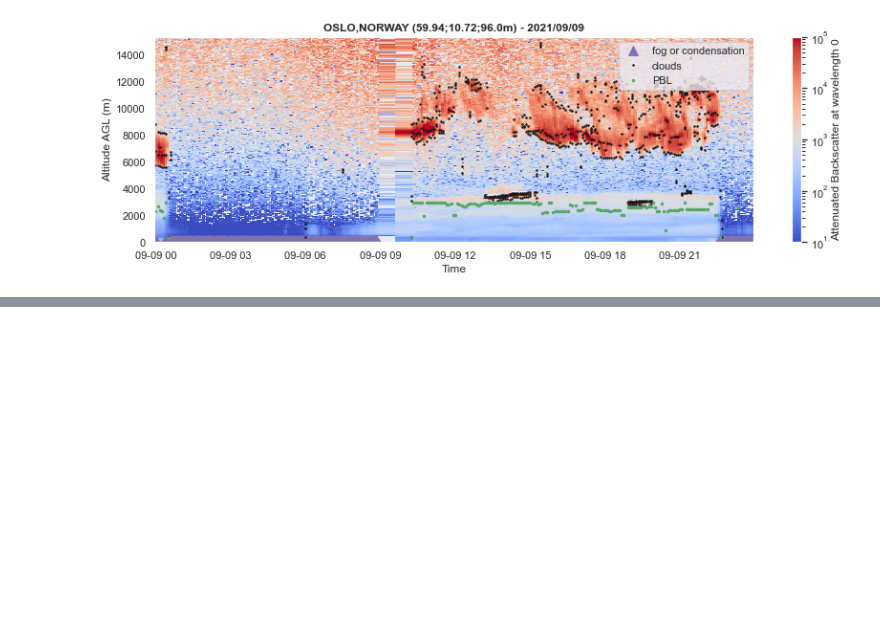
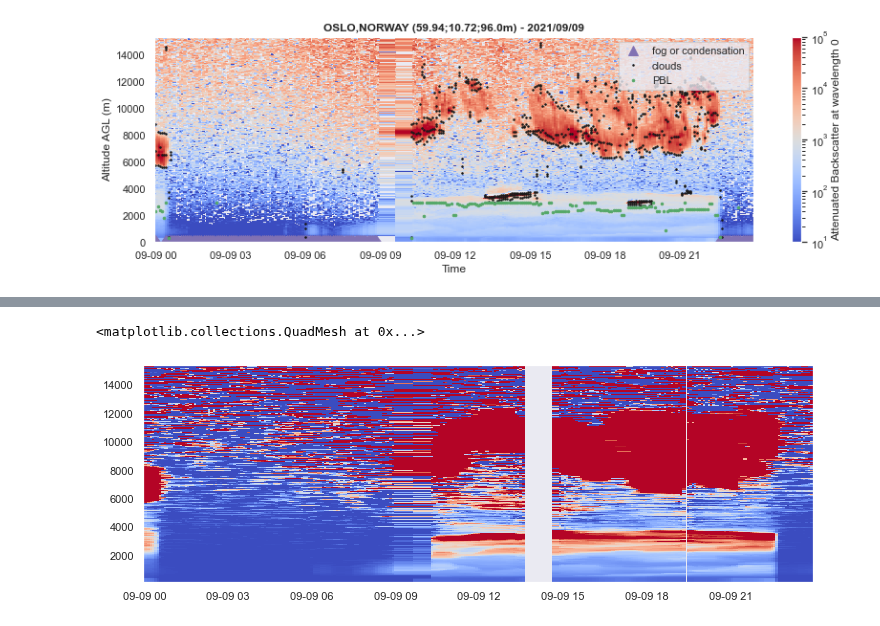
Before and after one commit to AugustinMortier/a-profiles, a Jupyter notebook: dev.ipynb, the cells around one changed output, grey strips where cells are left out. Cells and saved outputs as stored; diff of their text form; code cells hidden in the pictures; blank space fills up the shorter version.

```diff
--- a/dev.ipynb
+++ b/dev.ipynb
@@ -61,0 +35,7 @@ Data variables:
+# %%
+self = profiles
+time_avg = 60
+under_clouds = True
+zmin = 4000
+zmax = 6000
+apriori={'lr': 50.}
@@ -61,0 +70,18 @@ Data variables:
+# %%
+#we work on profiles averaged in time to reduce the noise
+rcs = self.data.attenuated_backscatter_0.copy()
+rcs_data = self.data.attenuated_backscatter_0.data.copy()
+
+t_avg = time_avg * 60 #s
+#time resolution in profiles data
+dt_s = self._get_resolution('time')
+#number of timestamps to be averaged
+nt_avg = max([1,round(t_avg/dt_s)])
+
+#if clouds detected, set to nan profiles where cloud is found below 4000m
+lowest_clouds = self._get_lowest_clouds()
+for i in range(len(self.data.time.data)):
+    if lowest_clouds[i]<=4000:
+        rcs_data[i,:] = [np.nan for _ in rcs_data[i,:]]
+
+rcs.data = rcs_data
@@ -61,0 +137,10 @@ Data variables:
+# %%
+time = self.data.time.data
+altitude = self.data.altitude.data
+C = np.transpose(rcs.data)
+
+fig, axs = plt.subplots(1, 1, figsize=(12, 4))
+plt.pcolormesh(time, altitude, C, vmin=10, vmax=1000, shading='nearest', cmap='coolwarm')
+# %% [output]
+<matplotlib.collections.QuadMesh at 0x...>
+[figure, added]
```
Also changed, not shown: parts of 22 cells of this notebook, 15 other files.
